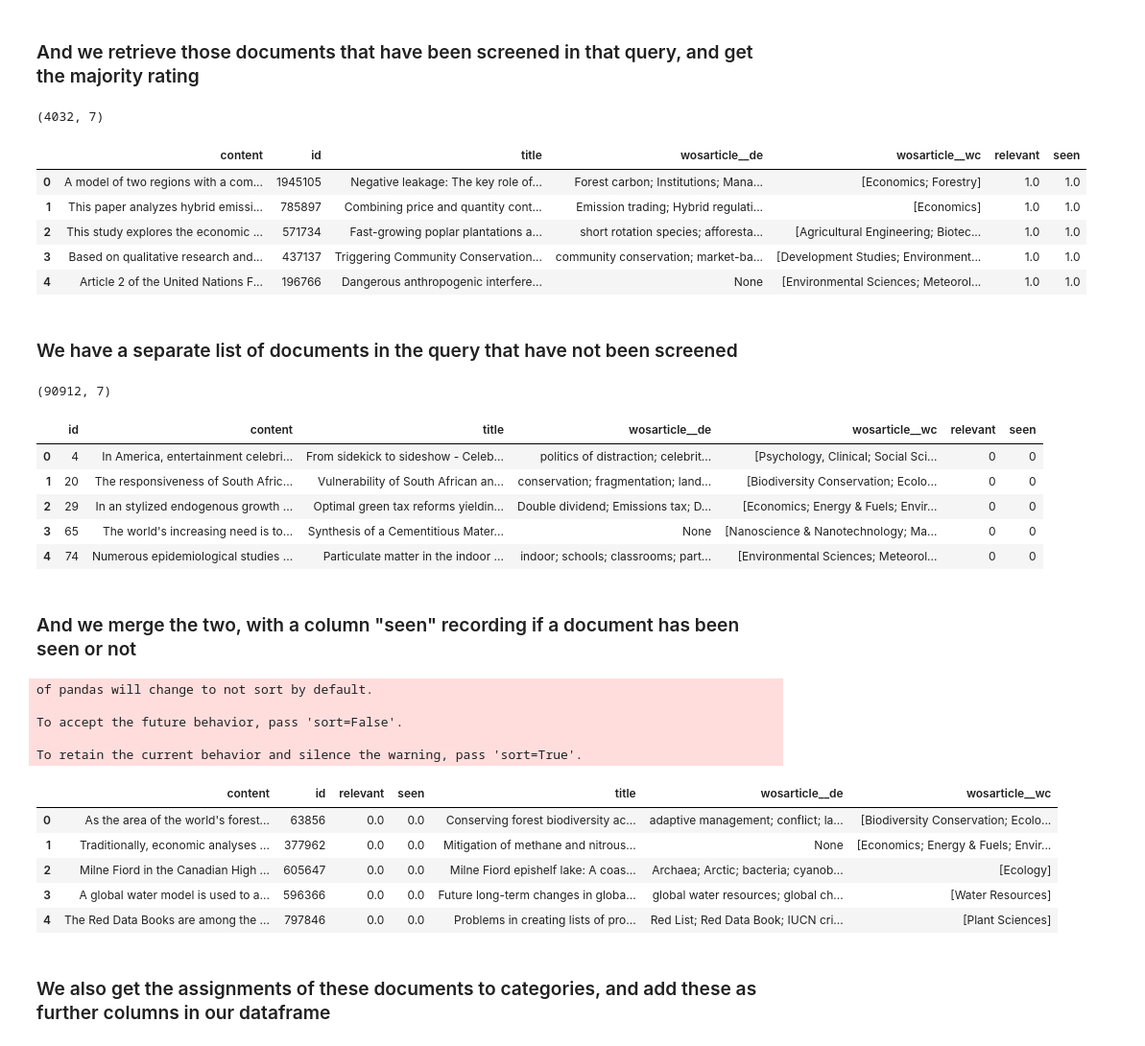
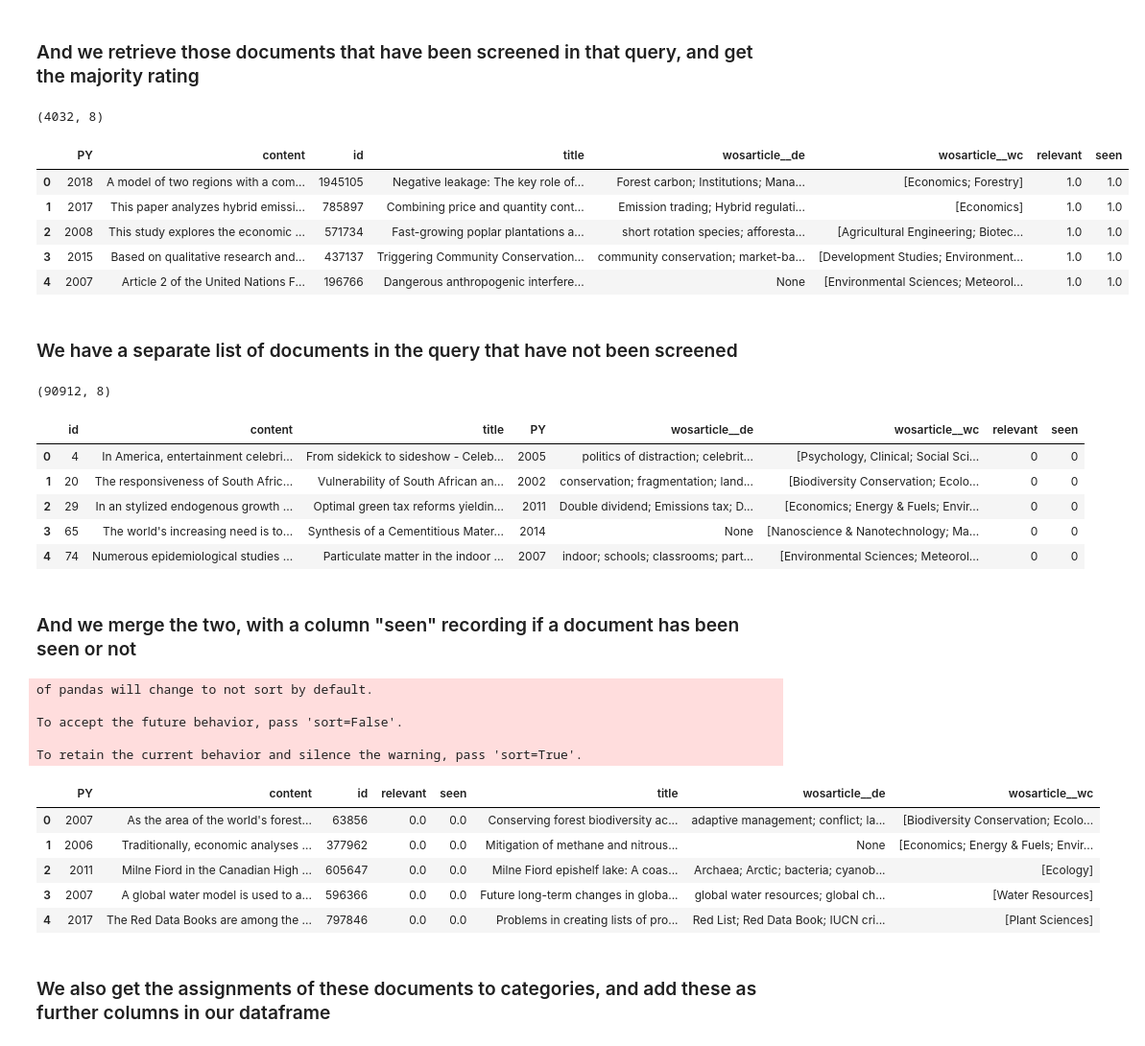
Before and after one commit to mcc-apsis/climate-policy-map, a Jupyter notebook: active_learning.ipynb, the cells around one changed output. Shown at 96% size. Drawn from its saved outputs; the diff is of its cells as text; code cells hidden in the pictures.

```diff
--- a/active_learning.ipynb
+++ b/active_learning.ipynb
@@ -111,41 +118,42 @@ columns = [
     'id',
     'content',
     'title',
+    'PY',
     'wosarticle__de',
     'wosarticle__wc'
 ]
 
 # Majority ratings
 dos = DocOwnership.objects.filter(
     query=q,
     relevant__gt=0,
     doc__content__iregex='\w'
 )
 dodf = pd.DataFrame.from_dict(dos.order_by('finish').values(
     'id','doc_id','user__username','relevant'
 ))
 dodf.loc[dodf['relevant']==2,'relevant'] = 0
 dodf.loc[dodf['relevant']==3,'relevant'] = np.NaN
 
 gdf = dodf.groupby('doc_id').agg(lambda x: mode_na(x)).reset_index()[['doc_id','relevant']].rename(columns={"doc_id":"id"})
 gdf['seen'] = 1
 gdf.loc[pd.isna(gdf['relevant']),'seen'] = np.NaN
 
 seen_df = gdf
 ddf = pd.DataFrame.from_dict(
     Doc.objects.filter(pk__in=seen_df['id']).values(*columns)
 )
 seen_df = pd.merge(ddf,seen_df)
 print(seen_df.shape)
 seen_df.head()
 # %% [output]
-(4032, 7)
+(4032, 8)
-|  | content | id | title | wosarticle__de | wosarticle__wc | relevant | seen |
-| 0 | A model of two regions with a com... | 1945105 | Negative leakage: The key role of... | Forest carbon; Institutions; Mana... | [Economics; Forestry] | 1.0 | 1.0 |
-| 1 | This paper analyzes hybrid emissi... | 785897 | Combining price and quantity cont... | Emission trading; Hybrid regulati... | [Economics] | 1.0 | 1.0 |
-| 2 | This study explores the economic ... | 571734 | Fast-growing poplar plantations a... | short rotation species; afforesta... | [Agricultural Engineering; Biotec... | 1.0 | 1.0 |
-| 3 | Based on qualitative research and... | 437137 | Triggering Community Conservation... | community conservation; market-ba... | [Development Studies; Environment... | 1.0 | 1.0 |
-| 4 | Article 2 of the United Nations F... | 196766 | Dangerous anthropogenic interfere... | None | [Environmental Sciences; Meteorol... | 1.0 | 1.0 |
+|  | PY | content | id | title | wosarticle__de | wosarticle__wc | relevant | seen |
+| 0 | 2018 | A model of two regions with a com... | 1945105 | Negative leakage: The key role of... | Forest carbon; Institutions; Mana... | [Economics; Forestry] | 1.0 | 1.0 |
+| 1 | 2017 | This paper analyzes hybrid emissi... | 785897 | Combining price and quantity cont... | Emission trading; Hybrid regulati... | [Economics] | 1.0 | 1.0 |
+| 2 | 2008 | This study explores the economic ... | 571734 | Fast-growing poplar plantations a... | short rotation species; afforesta... | [Agricultural Engineering; Biotec... | 1.0 | 1.0 |
+| 3 | 2015 | Based on qualitative research and... | 437137 | Triggering Community Conservation... | community conservation; market-ba... | [Development Studies; Environment... | 1.0 | 1.0 |
+| 4 | 2007 | Article 2 of the United Nations F... | 196766 | Dangerous anthropogenic interfere... | None | [Environmental Sciences; Meteorol... | 1.0 | 1.0 |
 # %% [markdown]
 ### We have a separate list of documents in the query that have not been screened
 # %%
@@ -161,13 +169,13 @@ unseen_df['seen'] = 0
 print(unseen_df.shape)
 unseen_df.head()
 # %% [output]
-(90912, 7)
+(90912, 8)
-|  | id | content | title | wosarticle__de | wosarticle__wc | relevant | seen |
-| 0 | 4 | In America, entertainment celebri... | From sidekick to sideshow - Celeb... | politics of distraction; celebrit... | [Psychology, Clinical; Social Sci... | 0 | 0 |
-| 1 | 20 | The responsiveness of South Afric... | Vulnerability of South African an... | conservation; fragmentation; land... | [Biodiversity Conservation; Ecolo... | 0 | 0 |
-| 2 | 29 | In an stylized endogenous growth ... | Optimal green tax reforms yieldin... | Double dividend; Emissions tax; D... | [Economics; Energy & Fuels; Envir... | 0 | 0 |
-| 3 | 65 | The world's increasing need is to... | Synthesis of a Cementitious Mater... | None | [Nanoscience & Nanotechnology; Ma... | 0 | 0 |
-| 4 | 74 | Numerous epidemiological studies ... | Particulate matter in the indoor ... | indoor; schools; classrooms; part... | [Environmental Sciences; Meteorol... | 0 | 0 |
+|  | id | content | title | PY | wosarticle__de | wosarticle__wc | relevant | seen |
+| 0 | 4 | In America, entertainment celebri... | From sidekick to sideshow - Celeb... | 2005 | politics of distraction; celebrit... | [Psychology, Clinical; Social Sci... | 0 | 0 |
+| 1 | 20 | The responsiveness of South Afric... | Vulnerability of South African an... | 2002 | conservation; fragmentation; land... | [Biodiversity Conservation; Ecolo... | 0 | 0 |
+| 2 | 29 | In an stylized endogenous growth ... | Optimal green tax reforms yieldin... | 2011 | Double dividend; Emissions tax; D... | [Economics; Energy & Fuels; Envir... | 0 | 0 |
+| 3 | 65 | The world's increasing need is to... | Synthesis of a Cementitious Mater... | 2014 | None | [Nanoscience & Nanotechnology; Ma... | 0 | 0 |
+| 4 | 74 | Numerous epidemiological studies ... | Particulate matter in the indoor ... | 2007 | indoor; schools; classrooms; part... | [Environmental Sciences; Meteorol... | 0 | 0 |
 # %% [markdown]
 ### And we merge the two, with a column "seen" recording if a document has been seen or not
 # %%
@@ -189,12 +197,12 @@ of pandas will change to not sort by default.
 To accept the future behavior, pass 'sort=False'.
 
 To retain the current behavior and silence the warning, pass 'sort=True'.
-|  | content | id | relevant | seen | title | wosarticle__de | wosarticle__wc |
-| 0 | As the area of the world's forest... | 63856 | 0.0 | 0.0 | Conserving forest biodiversity ac... | adaptive management; conflict; la... | [Biodiversity Conservation; Ecolo... |
-| 1 | Traditionally, economic analyses ... | 377962 | 0.0 | 0.0 | Mitigation of methane and nitrous... | None | [Economics; Energy & Fuels; Envir... |
-| 2 | Milne Fiord in the Canadian High ... | 605647 | 0.0 | 0.0 | Milne Fiord epishelf lake: A coas... | Archaea; Arctic; bacteria; cyanob... | [Ecology] |
-| 3 | A global water model is used to a... | 596366 | 0.0 | 0.0 | Future long-term changes in globa... | global water resources; global ch... | [Water Resources] |
-| 4 | The Red Data Books are among the ... | 797846 | 0.0 | 0.0 | Problems in creating lists of pro... | Red List; Red Data Book; IUCN cri... | [Plant Sciences] |
+|  | PY | content | id | relevant | seen | title | wosarticle__de | wosarticle__wc |
+| 0 | 2007 | As the area of the world's forest... | 63856 | 0.0 | 0.0 | Conserving forest biodiversity ac... | adaptive management; conflict; la... | [Biodiversity Conservation; Ecolo... |
+| 1 | 2006 | Traditionally, economic analyses ... | 377962 | 0.0 | 0.0 | Mitigation of methane and nitrous... | None | [Economics; Energy & Fuels; Envir... |
+| 2 | 2011 | Milne Fiord in the Canadian High ... | 605647 | 0.0 | 0.0 | Milne Fiord epishelf lake: A coas... | Archaea; Arctic; bacteria; cyanob... | [Ecology] |
+| 3 | 2007 | A global water model is used to a... | 596366 | 0.0 | 0.0 | Future long-term changes in globa... | global water resources; global ch... | [Water Resources] |
+| 4 | 2017 | The Red Data Books are among the ... | 797846 | 0.0 | 0.0 | Problems in creating lists of pro... | Red List; Red Data Book; IUCN cri... | [Plant Sciences] |
 # %% [markdown]
 ### We also get the assignments of these documents to categories, and add these as further columns in our dataframe
 # %%
```
Also changed, not shown: parts of 62 cells of this notebook, 6 other files.
